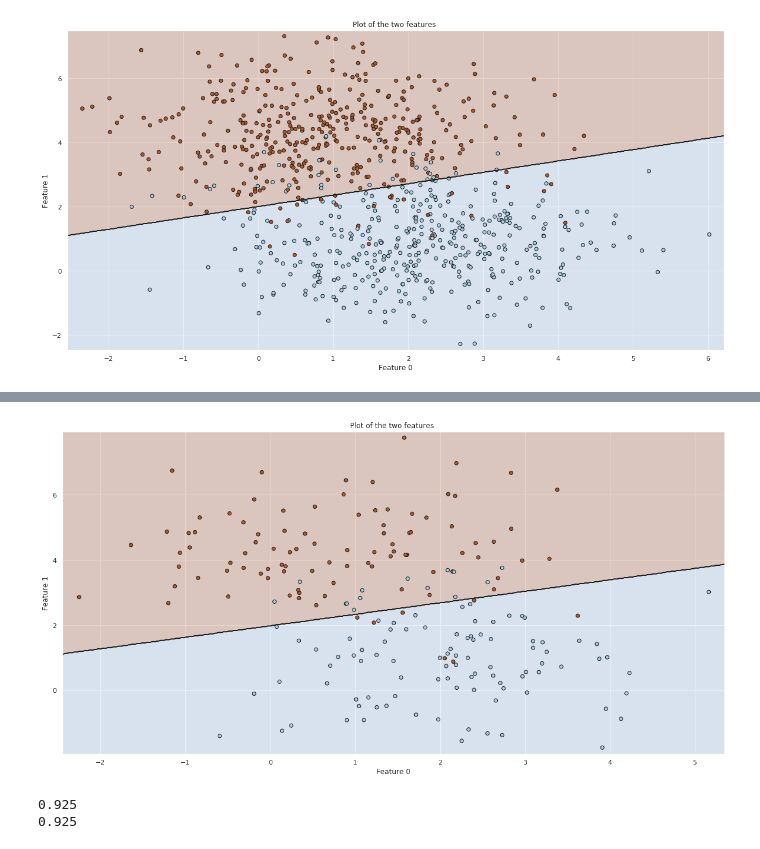
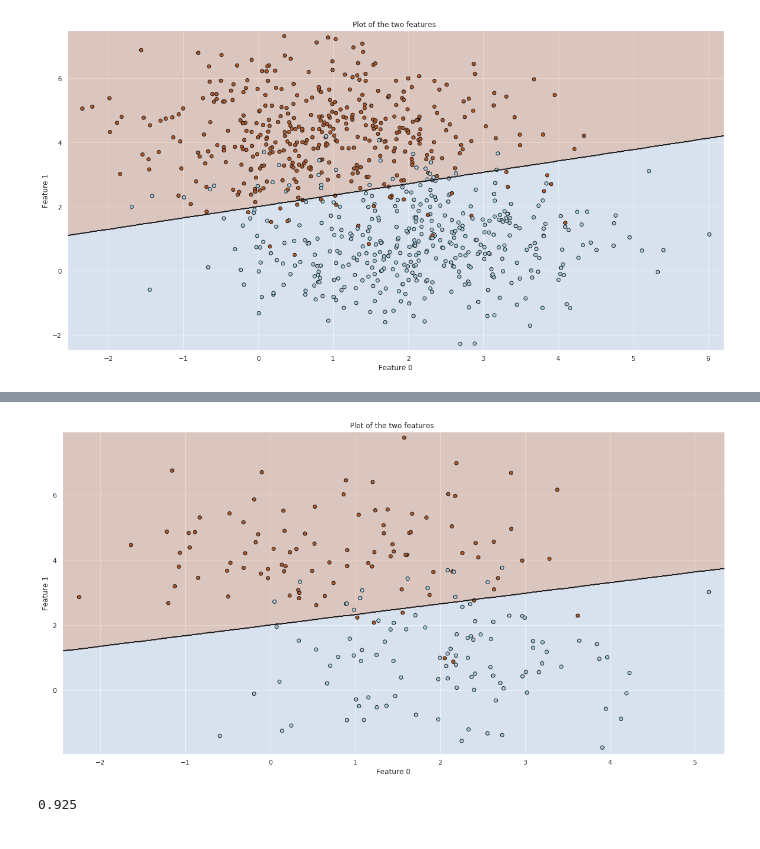
Before and after one commit to christosfranco/modelling-and-visualization, a Jupyter notebook: AdvancedImplementations/svm/SVM - Indepth implementation.ipynb, the cells around one changed output, grey strips where cells are left out. Saved outputs shown, nothing was run; the diff lists cells and outputs as text; code cells hidden in the pictures.

Commit message:
update svm narrowC parameter

```diff
--- a/AdvancedImplementations/svm/SVM - Indepth implementation.ipynb
+++ b/AdvancedImplementations/svm/SVM - Indepth implementation.ipynb
@@ -228,3 +221,11 @@ SVC(C=0.1, cache_size=200, class_weight=None, coef0=0.0,
     decision_function_shape='ovr', degree=3, gamma='scale', kernel='linear',
     max_iter=-1, probability=False, random_state=None, shrinking=True,
     tol=0.001, verbose=False)
+# %%
+narrowParameterList = np.arange(0.02, 0.9, 0.02).tolist()
+#print(narrowParameterList)
+narrowTester = CrossValidation_SVM(n_folds = n_folds, parameterCList = narrowParameterList)
+
+narrowClf , narrowAccuracyList = narrowTester.getOptimalSMV(x_train,y_train)
+print(narrowAccuracyList)
+print(narrowClf)
@@ -232,10 +249,11 @@ SVC(C=0.1, cache_size=200, class_weight=None, coef0=0.0,
 from sklearn.metrics import accuracy_score
 #the maximal margin/boundary between the two classes
 #Plot the decision boundary on the test set.
-y_pred = clf.predict(x_test)
-print("accuracy_score:" + str(accuracy_score(y_test,y_pred)))
+y_pred = narrowClf.predict(x_test)
+print("accuracy_score:" )
+print(accuracy_score(y_test,y_pred))
 
-figure = plot_decision_boundary(clf, x_test, y_test)
+figure = plot_decision_boundary(narrowClf, x_test, y_test)
 figure.savefig("plot-"+str(clf)+".png")
 
 plt.close()
@@ -244,7 +263,6 @@ accuracy_score:0.9
-[figure, old version]
+[figure, new version]
 # %%
-acc = tester.computeErrorForSpecificC(x_test,y_test,C=0.1)
+acc = narrowTester.computeErrorForSpecificC(x_test,y_test,C=0.02)
 print(acc)
 # %% [output]
 0.925
-0.925
```
Also changed, not shown: parts of 4 cells of this notebook, 3 other files.
